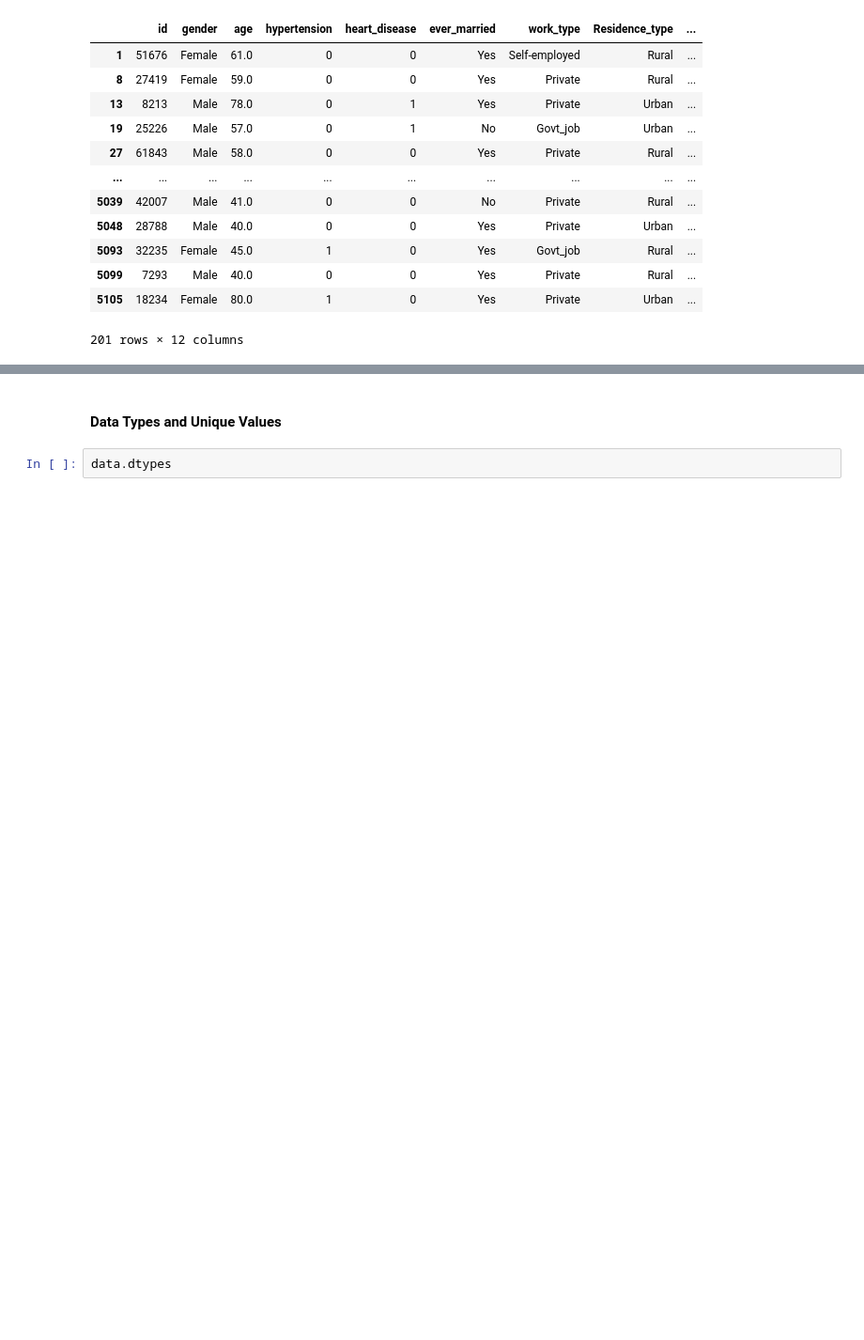
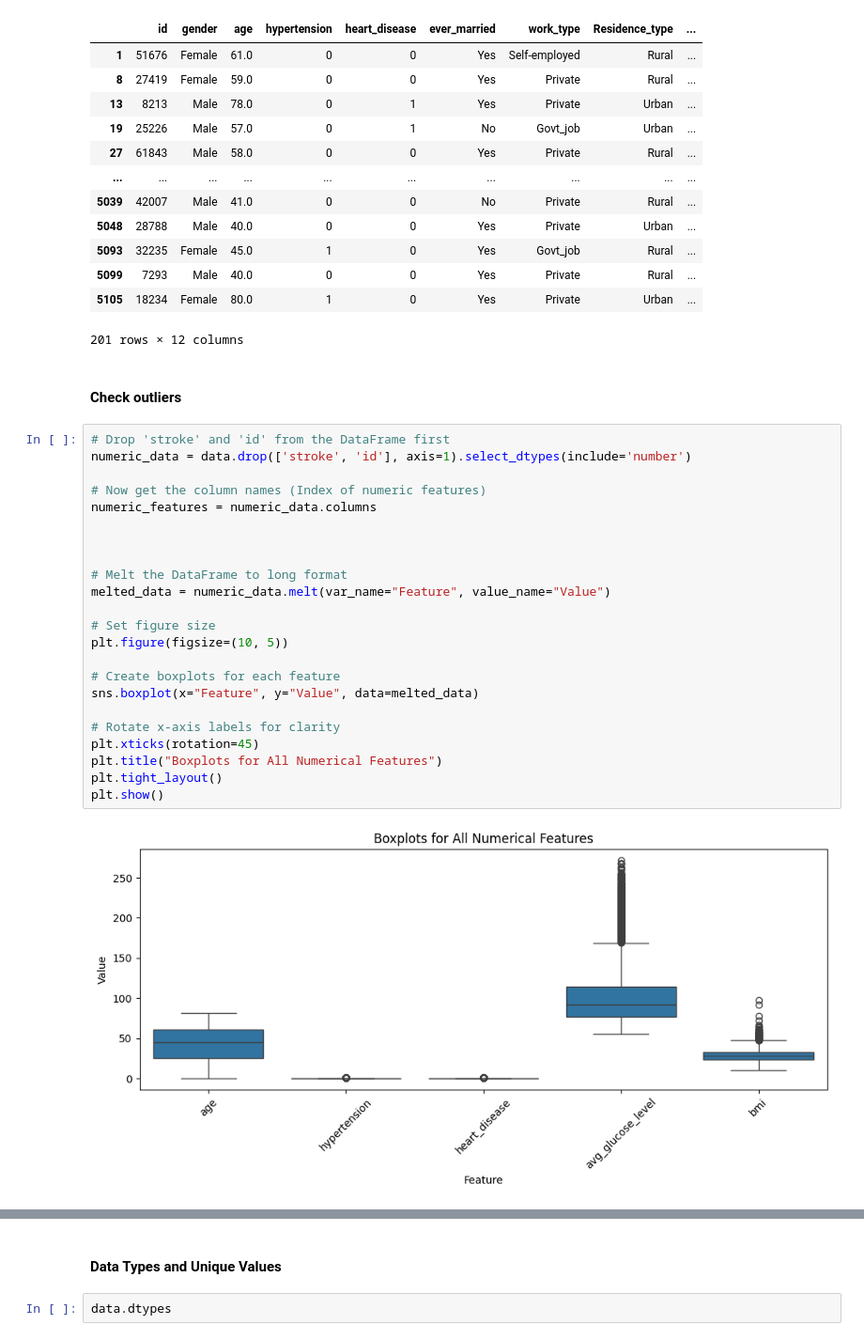
Before and after one commit to Alhamza-Mohamed/Machine-Learning, a Jupyter notebook: Stroke/Stroke_data_exploration.ipynb, the cells around one changed output, grey strips where cells are left out. Shown at 94% size. Saved outputs shown, nothing was run; the diff lists cells and outputs as text; blank space fills up the shorter version.

Commit message:
adding check of the outliers

```diff
--- a/Stroke/Stroke_data_exploration.ipynb
+++ b/Stroke/Stroke_data_exploration.ipynb
@@ -197,3 +197,30 @@ data[data['bmi'].isna()]
 | 5099 | 7293 | Male | 40.0 | 0 | 0 | Yes | Private | Rural | ... |
 | 5105 | 18234 | Female | 80.0 | 1 | 0 | Yes | Private | Urban | ... |
 201 rows × 12 columns
+# %% [markdown]
+#### Check outliers
+# %%
+# Drop 'stroke' and 'id' from the DataFrame first
+numeric_data = data.drop(['stroke', 'id'], axis=1).select_dtypes(include='number')
+
+# Now get the column names (Index of numeric features)
+numeric_features = numeric_data.columns
+
+
+
+# Melt the DataFrame to long format
+melted_data = numeric_data.melt(var_name="Feature", value_name="Value")
+
+# Set figure size
+plt.figure(figsize=(10, 5))
+
+# Create boxplots for each feature
+sns.boxplot(x="Feature", y="Value", data=melted_data)
+
+# Rotate x-axis labels for clarity
+plt.xticks(rotation=45)
+plt.title("Boxplots for All Numerical Features")
+plt.tight_layout()
+plt.show()
+# %% [output]
+[figure, added]
```
Also changed, not shown: parts of 3 cells of this notebook.
